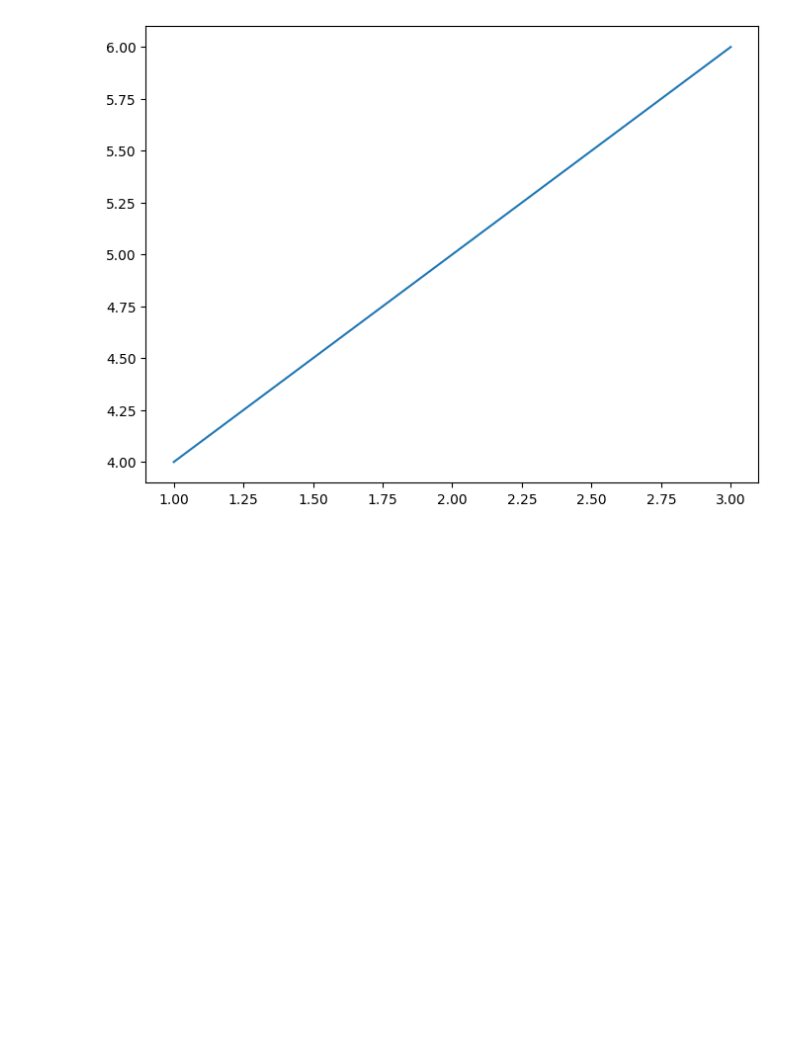
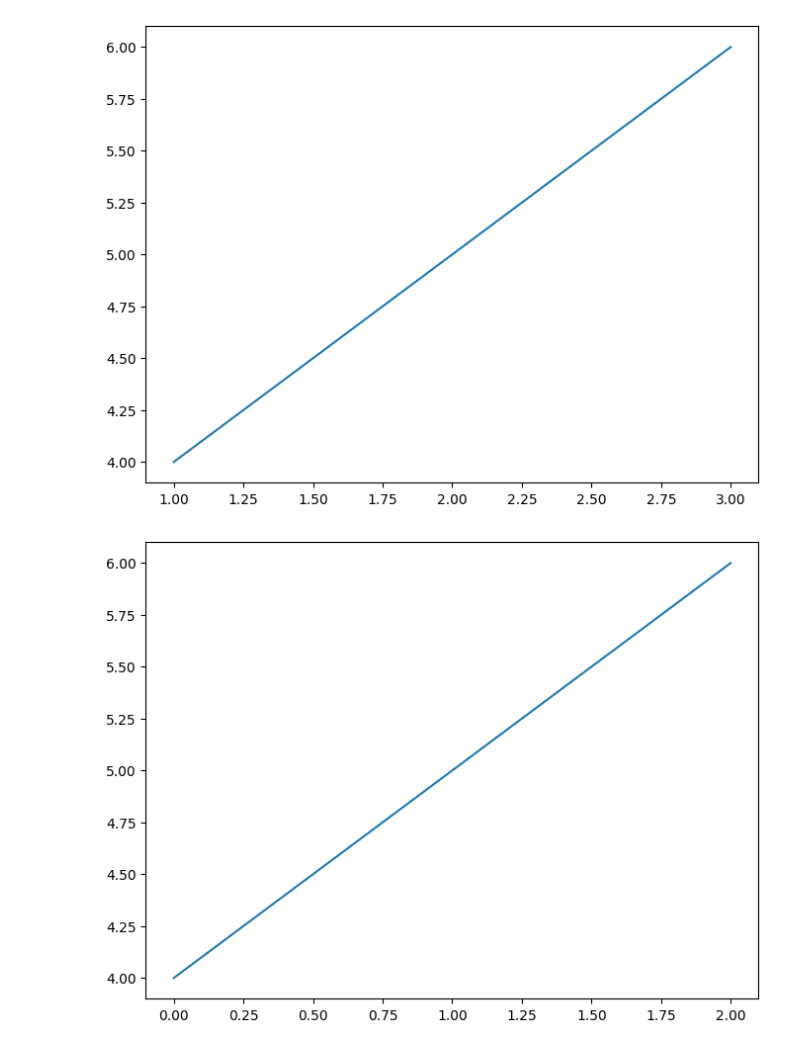
Before and after one commit to WooHyun94/TIL, a Jupyter notebook: Python/221005.ipynb, the cells around one changed output. Cells and saved outputs as stored; diff of their text form; code cells hidden in the pictures; blank space fills up the shorter version.

```diff
--- a/Python/221005.ipynb
+++ b/Python/221005.ipynb
@@ -12,3 +12,9 @@ plt.plot(x, y)
 plt.show()
 # %% [output]
 [figure]
+# %%
+plt.figure(figsize = (8, 6))
+plt.plot(y)
+plt.show()
+# %% [output]
+[figure, added]
```
Also changed, not shown: parts of 38 cells of this notebook.
